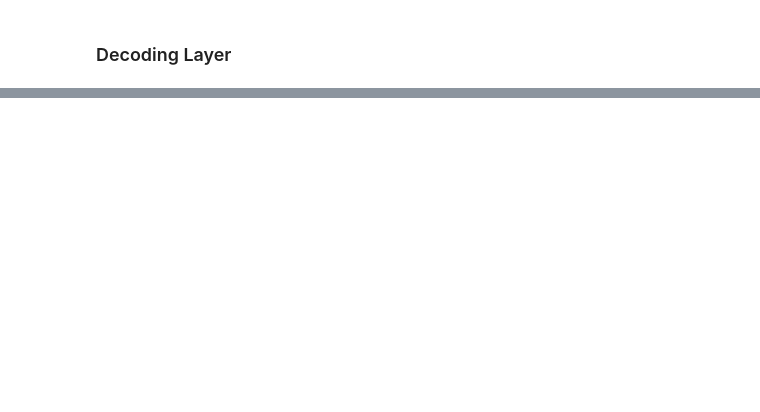
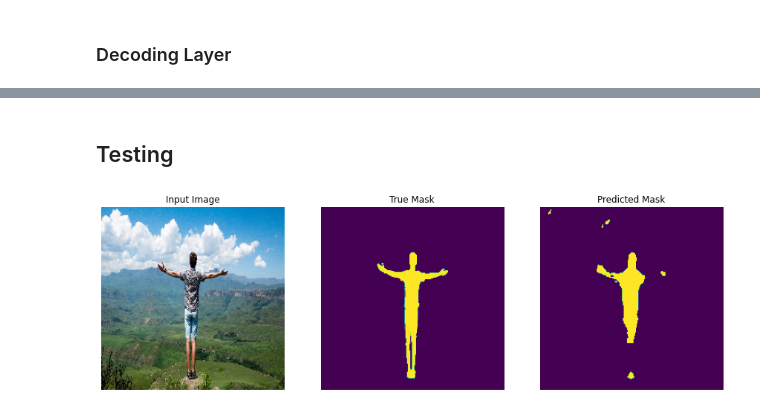
Before and after one commit to TimilsinaBimal/Blurring-Image-Background-Using-Image-Segmentation, a Jupyter notebook: notebooks/Image_Segmentation.ipynb, the cells around one changed output, grey strips where cells are left out. Saved outputs shown, nothing was run; the diff lists cells and outputs as text; code cells hidden in the pictures; blank space fills up the shorter version.

```diff
--- a/notebooks/Image_Segmentation.ipynb
+++ b/notebooks/Image_Segmentation.ipynb
@@ -271,0 +234,2 @@ a[1].shape
+# %%
+history = net.fit(train_dataset, steps_per_epoch=50, epochs=8)
@@ -271,0 +253,32 @@ a[1].shape
+# %% [markdown]
+## Testing
+# %%
+def display(display_list):
+  plt.figure(figsize=(15, 15))
+
+  title = ['Input Image', 'True Mask', 'Predicted Mask']
+
+  for i in range(len(display_list)):
+    plt.subplot(1, len(display_list), i+1)
+    plt.title(title[i])
+    plt.imshow(display_list[i])
+    plt.axis('off')
+  plt.show()
+# %%
+def create_mask(pred_mask):
+  pred_mask = tf.argmax(pred_mask, axis=-1)
+  pred_mask = pred_mask[..., tf.newaxis]
+  return pred_mask[0]
+# %%
+def show_predictions(model, image, mask):
+    prediction = model.predict(image[tf.newaxis, ...])
+    display([image, mask,create_mask(prediction)])
+# %%
+sample_image_path = os.path.join(BASE_IMAGE_DIR, test_images[0])
+sample_image = prepare_image(sample_image_path)
+
+sample_mask_path = os.path.join(BASE_MASK_DIR, test_masks[0])
+sample_mask = prepare_image(sample_mask_path, masks=True)
+show_predictions(net, sample_image, sample_mask)
+# %% [output]
+[figure, added]
```
Also changed, not shown: parts of 33 cells of this notebook.
